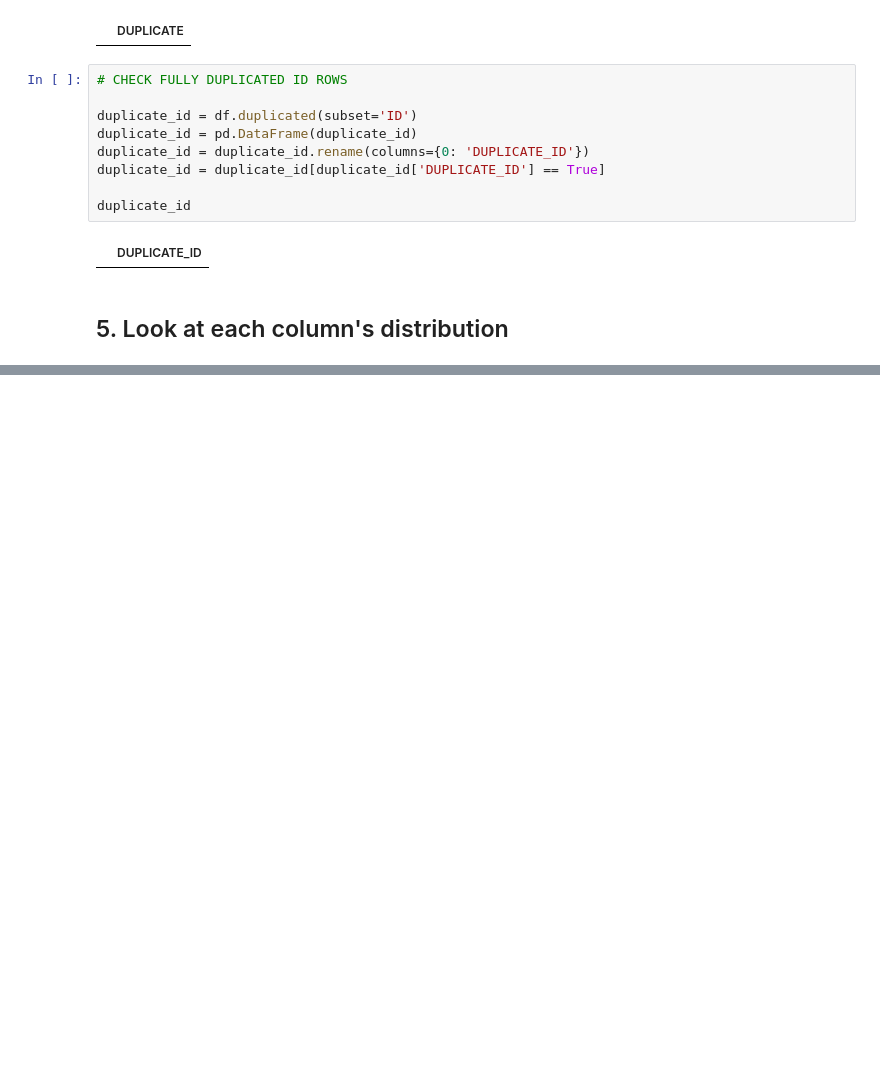
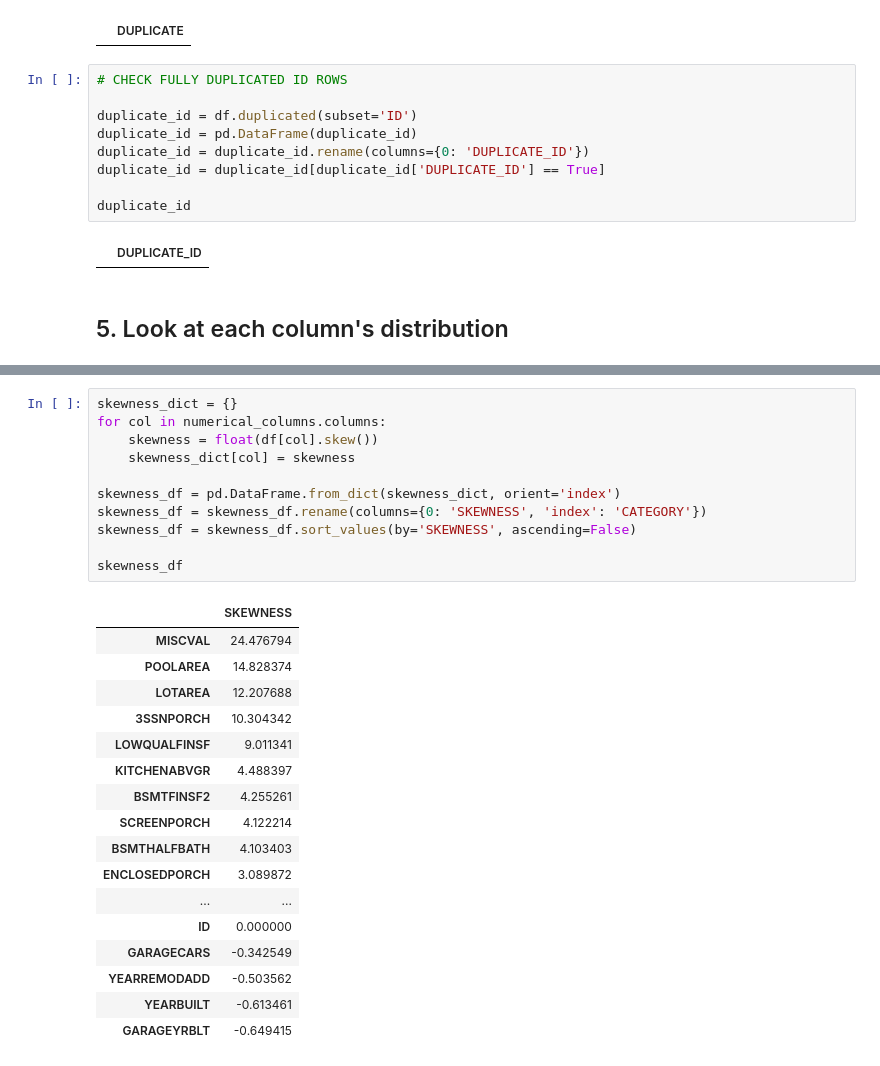
Before and after one commit to lucasamtaylor01/KaggleGettingStarted, a Jupyter notebook: 02_HOUSING_PRICES/noteboks/01_data_exploration.ipynb, the cells around one changed output, grey strips where cells are left out. Saved outputs shown, nothing was run; the diff lists cells and outputs as text; blank space fills up the shorter version.

Commit message:
feat: add skewness analysis for numeric columns

```diff
--- a/02_HOUSING_PRICES/noteboks/01_data_exploration.ipynb
+++ b/02_HOUSING_PRICES/noteboks/01_data_exploration.ipynb
@@ -272,0 +274,29 @@ sns.FacetGrid(pd.melt(df, value_vars=numerical_columns), col="variable",  col_wr
+# %%
+skewness_dict = {}
+for col in numerical_columns.columns:
+    skewness = float(df[col].skew())
+    skewness_dict[col] = skewness
+
+skewness_df = pd.DataFrame.from_dict(skewness_dict, orient='index')
+skewness_df = skewness_df.rename(columns={0: 'SKEWNESS', 'index': 'CATEGORY'})
+skewness_df = skewness_df.sort_values(by='SKEWNESS', ascending=False)
+
+skewness_df
+# %% [output]
+|  | SKEWNESS |
+| MISCVAL | 24.476794 |
+| POOLAREA | 14.828374 |
+| LOTAREA | 12.207688 |
+| 3SSNPORCH | 10.304342 |
+| LOWQUALFINSF | 9.011341 |
+| KITCHENABVGR | 4.488397 |
+| BSMTFINSF2 | 4.255261 |
+| SCREENPORCH | 4.122214 |
+| BSMTHALFBATH | 4.103403 |
+| ENCLOSEDPORCH | 3.089872 |
+| ... | ... |
+| ID | 0.000000 |
+| GARAGECARS | -0.342549 |
+| YEARREMODADD | -0.503562 |
+| YEARBUILT | -0.613461 |
+| GARAGEYRBLT | -0.649415 |
```
Also changed, not shown: parts of 8 cells of this notebook.
